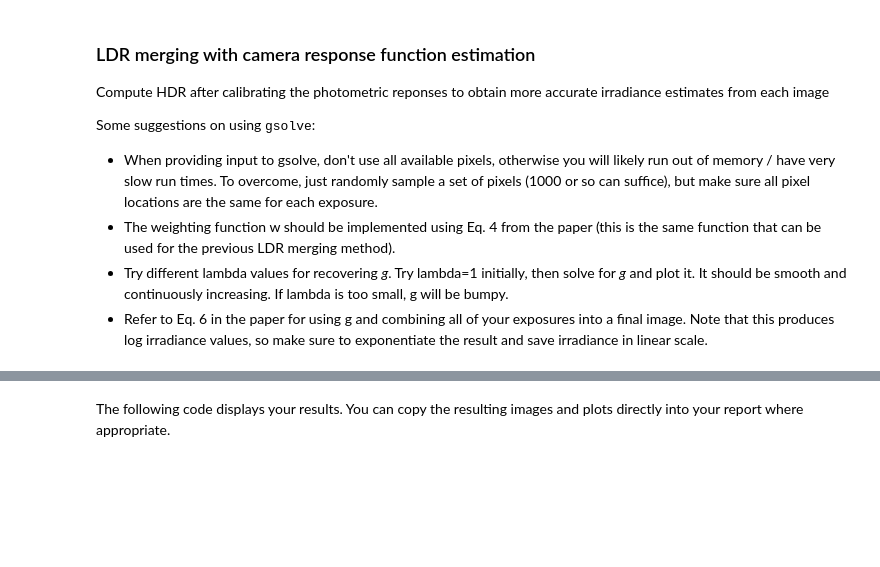
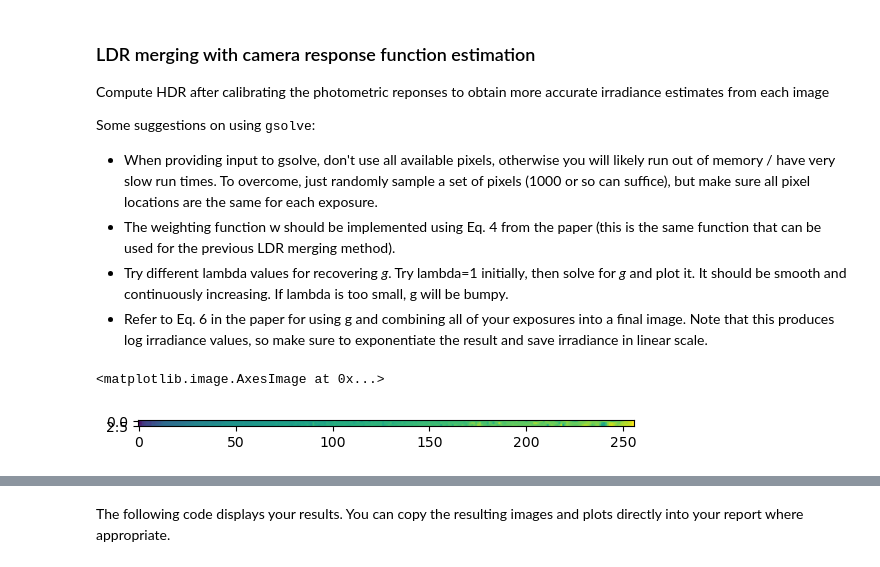
Before and after one commit to Boey-li/Fall23_CS445, a Jupyter notebook: Projects/project4_ImageBasedLighting/proj4/Project_4_Image_Based_Lighting_Starter.ipynb, the cells around one changed output, grey strips where cells are left out. Cells and saved outputs as stored; diff of their text form; code cells hidden in the pictures; blank space fills up the shorter version.

Commit message:
finish the calibrated hdr merging.

```diff
--- a/Projects/project4_ImageBasedLighting/proj4/Project_4_Image_Based_Lighting_Starter.ipynb
+++ b/Projects/project4_ImageBasedLighting/proj4/Project_4_Image_Based_Lighting_Starter.ipynb
@@ -259,6 +260,53 @@ def make_hdr_estimation(ldr_images: np.ndarray, exposure_times: list, lm)-> (np.
 
     # TO DO: implement HDR estimation using gsolve
     # gsolve(Z, B, l, w) -> g, lE
+
+    np.random.seed(0) # set random seed for reproducibility
+
+    hdr_image = np.zeros((H, W, C))
+    log_irradiances = np.zeros((N, H, W, C))
+    g = np.zeros((C, 256))
+
+    # sample points for gsolve
+    randsize = 1000
+    randx = np.random.randint(0, W, randsize)
+    randy = np.random.randint(0, H, randsize)
+
+    # inputs for gsolve
+    Z = np.zeros((N, randsize)) # pixel intensity values
+    B = np.log(exposure_times).astype(np.float32) # log shutter times
+    l = lm # the smoothing parameter
+    w = lambda z: (128 - abs(z - 128)) # weighting function
+
+    # estimate g for each RGB channel
+    for c in range(C):
+        for n in range(N):
+            for i in range(randsize):
+                Z[n, i] = ldr_images[n, randy[i], randx[i], c] * 255
+        g[c], _ = gsolve(Z.astype(np.int64), B, l, w)
+
+    # calculate hdr_image and log_irradiances
+    total_weight = np.zeros((H, W, C))
+    for c in range(C):
+        for n in range(N):
+            p = ldr_images[n, :, :, c] * 255
+            p = p.astype(np.int64)
+            hdr_image[:, :, c] += (g[c, p] - B[n]) * w(p)
+            log_irradiances[n, :, :, c] = g[c, p] - B[n]
+            total_weight[:, :, c] += w(p)
+        hdr_image[:, :, c] /= total_weight[:, :, c]
+
+    hdr_image = np.exp(hdr_image)
+
+    return hdr_image, log_irradiances, g
+# %%
+lm = 5
+# get HDR image, log irradiance
+calib_hdr_image, calib_log_irradiances, g = make_hdr_estimation(ldr_images, exposure_times, lm)
+plt.imshow(g)
+# %% [output]
+<matplotlib.image.AxesImage at 0x...>
+[figure, added]
 # %%
 lm = 5
 # get HDR image, log irradiance
```
Also changed, not shown: parts of 4 cells of this notebook, 1 other file.
